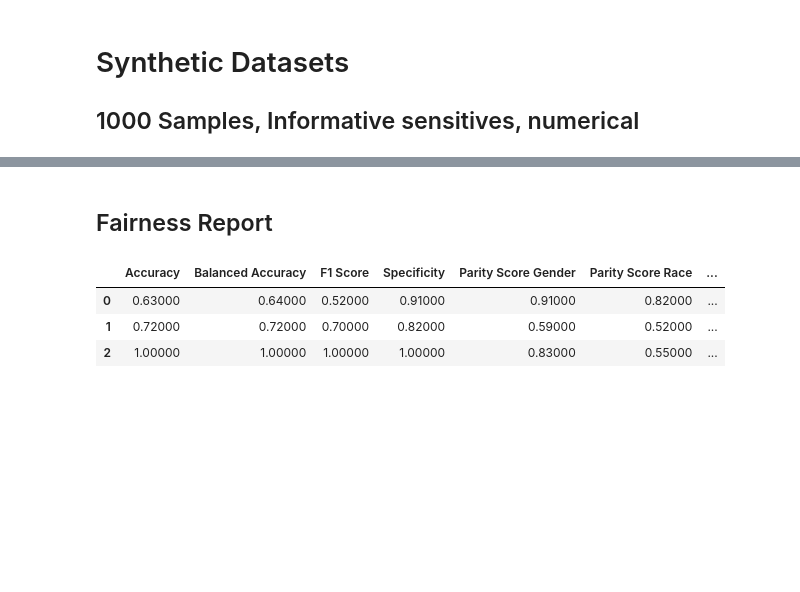
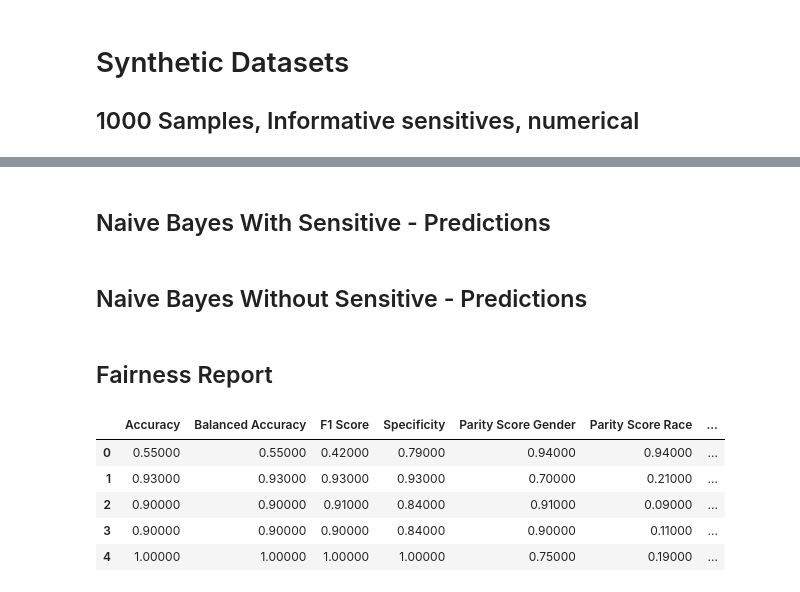
Before and after one commit to bcwein/Forseti, a Jupyter notebook: notebooks/model-evaluation.ipynb, the cells around one changed output, grey strips where cells are left out. Saved outputs shown, nothing was run; the diff lists cells and outputs as text; code cells hidden in the pictures; blank space fills up the shorter version.

```diff
--- a/notebooks/model-evaluation.ipynb
+++ b/notebooks/model-evaluation.ipynb
@@ -458,15 +458,15 @@ plt.savefig('figures/compas_frfc_parity.png', dpi=200, bbox_inches='tight')
 # %%
 df = datasetgen_numerical(
     n_samples=1000,
-    seperability=0.5,
+    seperability=3,
     informative=True
 )
 
 sensitives = ['Gender', 'Race']
 label = 'Success'
-
 train = df[:700]
 test = df[700:]
+sensitive, features = extract_sensitive(test, sensitives)
 
 clf = latentLabelClassifier(
     train,
@@ -489,13 +537,42 @@ y_pred.index = y.index
+# %% [markdown]
+## Naive Bayes With Sensitive - Predictions
+# %%
+tmp_train, codes_train = translate_categorical(train.copy(deep=True))
+
+model = NaiveBayes();
+model.fit(tmp_train, 'Success');
+y_pred_naive_sens = model.predict(tmp);
+y_pred_prob_naive_sens = model.predict_probability(tmp)
+y_pred_naive_sens.index = y.index
+y_pred_prob_naive_sens.index = y.index
+# %% [markdown]
+## Naive Bayes Without Sensitive - Predictions
+# %%
+tmp_train, codes_train = translate_categorical(train.copy(deep=True))
+tmp_train = tmp_train.drop(sensitives, axis=1)
+
+model = NaiveBayes();
+
+tmp = tmp.drop(sensitives, axis=1)
+model.fit(tmp_train, 'Success');
+y_pred_naive = model.predict(tmp);
+y_pred_prob_naive = model.predict_probability(tmp)
+y_pred_naive.index = y.index
+y_pred_prob_naive.index = y.index
 # %% [markdown]
 ## Fairness Report
 # %%
 fairnessDF = pd.DataFrame()
 fairnessDF = fairnessDF.append(fairness_report(y, y_pred['fair'], sensitive, 'FairBN'), ignore_index=True);
 fairnessDF = fairnessDF.append(fairness_report(y, y_pred['Success'], sensitive, 'LabelBN'), ignore_index=True);
+fairnessDF = fairnessDF.append(fairness_report(y, y_pred_naive_sens, sensitive, 'NBSens'), ignore_index=True);
+fairnessDF = fairnessDF.append(fairness_report(y, y_pred_naive, sensitive, 'NB'), ignore_index=True);
 fairnessDF = fairnessDF.append(fairness_report(y, y, sensitive, 'Dataset'), ignore_index=True);
 fairnessDF.round(2)
 # %% [output]
 |  | Accuracy | Balanced Accuracy | F1 Score | Specificity | Parity Score Gender | Parity Score Race | ... |
-| 0 | 0.63000 | 0.64000 | 0.52000 | 0.91000 | 0.91000 | 0.82000 | ... |
-| 1 | 0.72000 | 0.72000 | 0.70000 | 0.82000 | 0.59000 | 0.52000 | ... |
-| 2 | 1.00000 | 1.00000 | 1.00000 | 1.00000 | 0.83000 | 0.55000 | ... |
+| 0 | 0.55000 | 0.55000 | 0.42000 | 0.79000 | 0.94000 | 0.94000 | ... |
+| 1 | 0.93000 | 0.93000 | 0.93000 | 0.93000 | 0.70000 | 0.21000 | ... |
+| 2 | 0.90000 | 0.90000 | 0.91000 | 0.84000 | 0.91000 | 0.09000 | ... |
+| 3 | 0.90000 | 0.90000 | 0.90000 | 0.84000 | 0.90000 | 0.11000 | ... |
+| 4 | 1.00000 | 1.00000 | 1.00000 | 1.00000 | 0.75000 | 0.19000 | ... |
```
Also changed, not shown: parts of 12 cells of this notebook, 5 other files.
